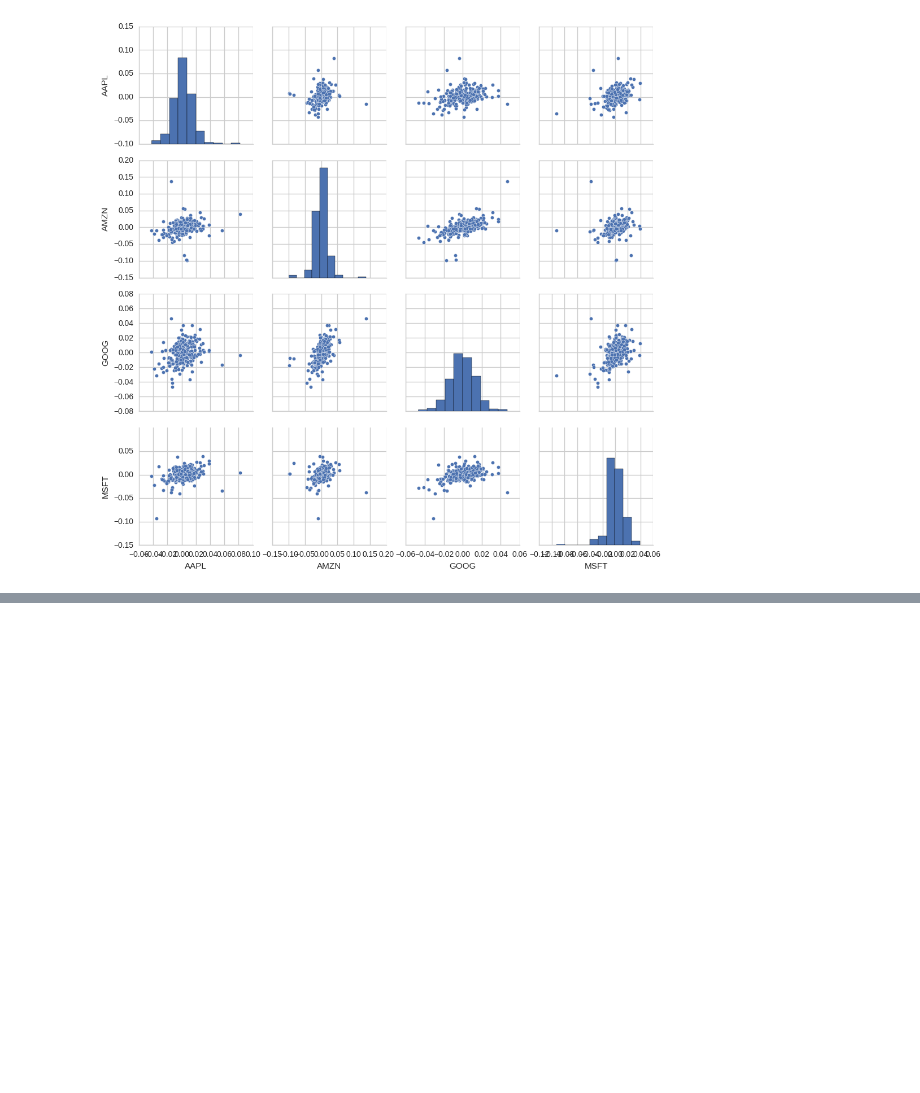
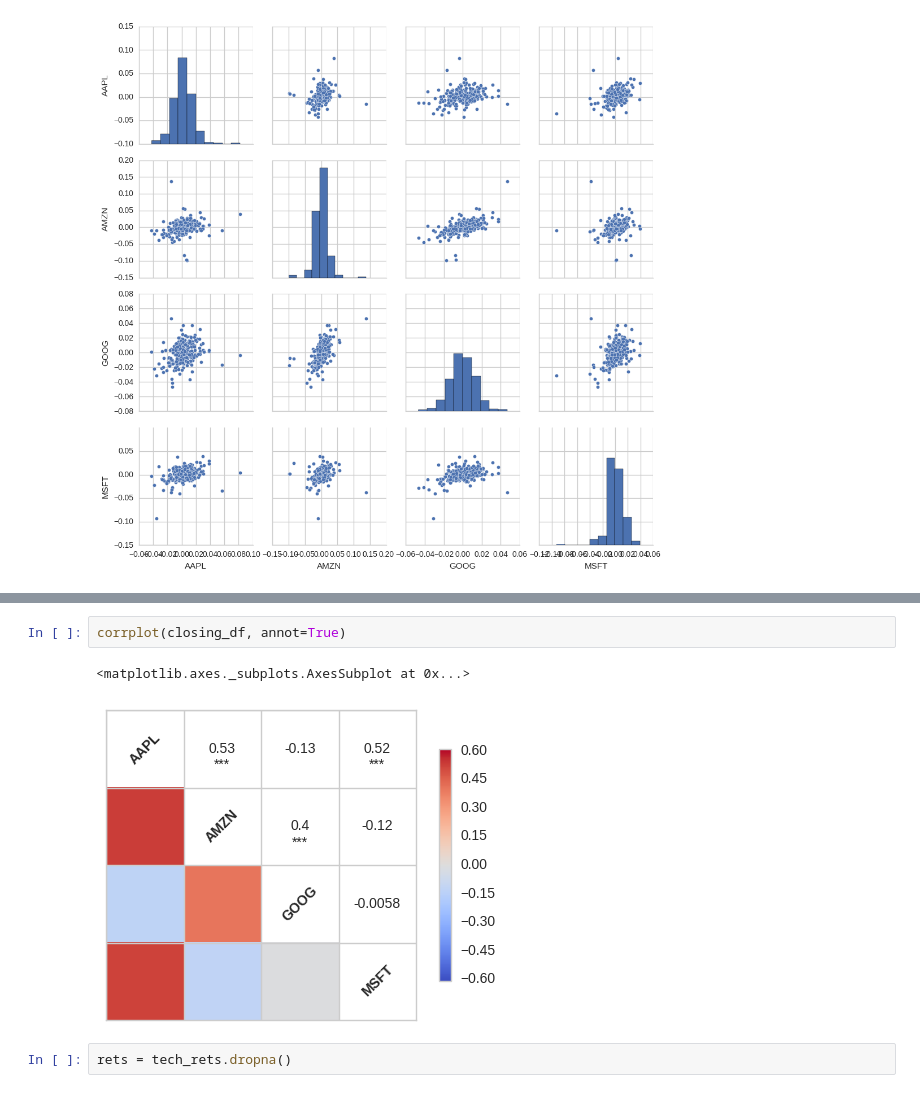
Before and after one commit to rafaelnovello/Data-Analysis, a Jupyter notebook: Stock Market Analysis.ipynb, the cells around one changed output, grey strips where cells are left out. Saved outputs shown, nothing was run; the diff lists cells and outputs as text; blank space fills up the shorter version.

```diff
--- a/Stock Market Analysis.ipynb
+++ b/Stock Market Analysis.ipynb
@@ -119,0 +176,7 @@ sns.pairplot(tech_rets.dropna())
+# %%
+corrplot(closing_df, annot=True)
+# %% [output]
+<matplotlib.axes._subplots.AxesSubplot at 0x...>
+[figure, added]
+# %%
+rets = tech_rets.dropna()
```
Also changed, not shown: parts of 12 cells of this notebook.
